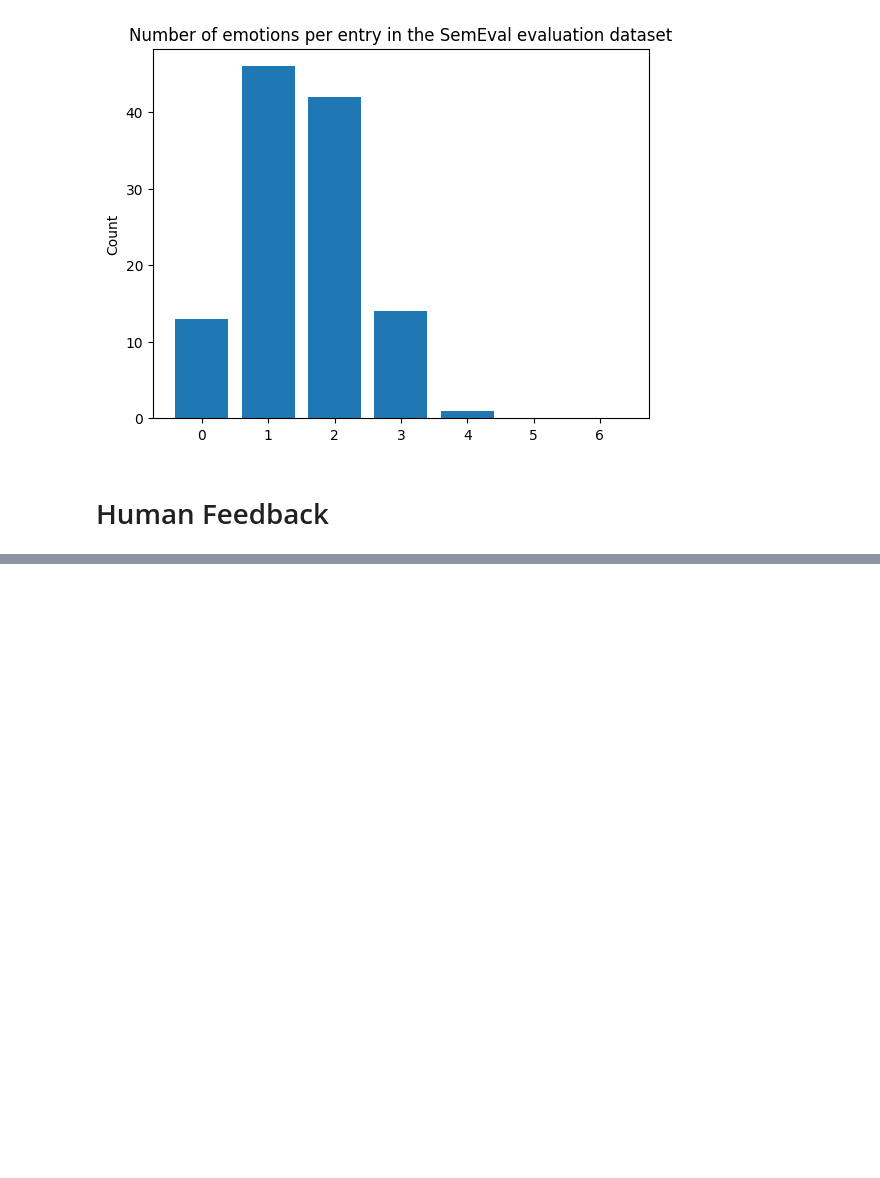
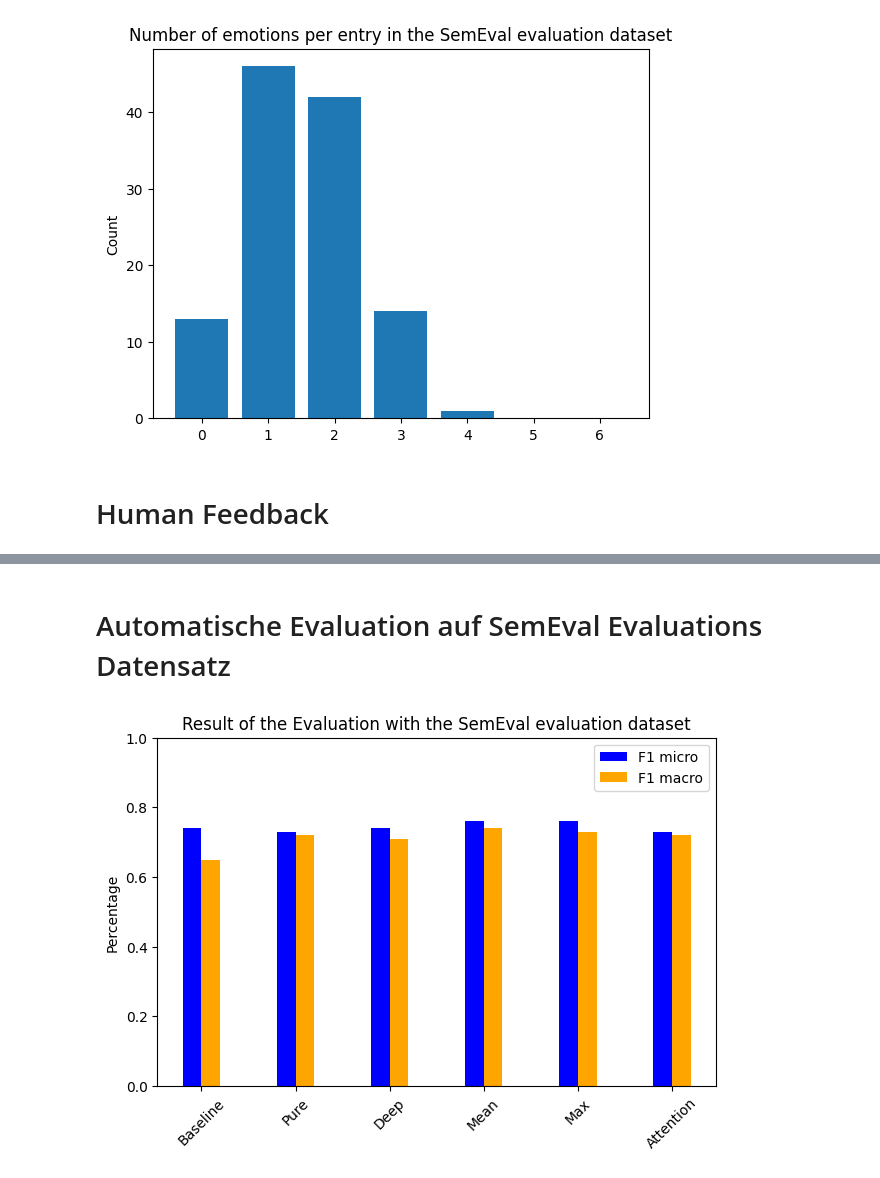
Before and after one commit to kruegercharles/LLM-SemEval, a Jupyter notebook: graphics.ipynb, the cells around one changed output, grey strips where cells are left out. Drawn from its saved outputs; the diff is of its cells as text; code cells hidden in the pictures; blank space fills up the shorter version.

Commit message:
evaluation results analysis

```diff
--- a/graphics.ipynb
+++ b/graphics.ipynb
@@ -389,0 +392,67 @@ Average Models: 0.834
+# %% [markdown]
+# Automatische Evaluation auf SemEval Evaluations Datensatz
+# %%
+from common import EMOTION_LABELS
+import matplotlib.pyplot as plt  # noqa
+import numpy as np  # noqa
+
+
+class Entity:
+    def __init__(self, name: str, f1_micro: float, f1_macro: float):
+        self.name = name
+        self.f1_micro = f1_micro
+        self.f1_macro = f1_macro
+
+
+entities: list[Entity] = []
+
+entities.append(Entity(name="Baseline", f1_micro=0.74, f1_macro=0.65))
+entities.append(Entity(name="Pure", f1_micro=0.73, f1_macro=0.72))
+entities.append(Entity(name="Deep", f1_micro=0.74, f1_macro=0.71))
+entities.append(Entity(name="Mean", f1_micro=0.76, f1_macro=0.74))
+entities.append(Entity(name="Max", f1_micro=0.76, f1_macro=0.73))
+entities.append(Entity(name="Attention", f1_micro=0.73, f1_macro=0.72))
+
+
+# create a bar chart, where all f1_micro are next to each other, then all f1_macro and then all f1_weighted
+
+fig, ax = plt.subplots()
+bar_width = 0.20
+
+index = np.arange(len(entities))
+
+f1_micro = [entity.f1_micro for entity in entities]
+f1_macro = [entity.f1_macro for entity in entities]
+
+ax.bar(index + bar_width, f1_micro, bar_width, label="F1 micro", color="blue")
+ax.bar(index + 2 * bar_width, f1_macro, bar_width, label="F1 macro", color="orange")
+
+# ax.axhline(
+#     y=entities[0].f1_micro,
+#     color="lightgray",
+#     linestyle="--",
+#     label="Baseline F1-Score micro",
+# )
+# ax.axhline(
+#     y=entities[0].f1_macro,
+#     color="lightgray",
+#     linestyle="--",
+#     label="Baseline F1-Score macro",
+# )
+
+
+ax.set_ylabel("Percentage")
+plt.title("Result of the Evaluation with the SemEval evaluation dataset")
+ax.set_xticks(index + bar_width * 1.5)
+xtick_labels = [entity.name for entity in entities]
+ax.set_xticklabels(xtick_labels, rotation=45)
+ax.set_ylim(0.0, 1.0)
+plt.tight_layout(rect=[0.0, 0.03, 1, 1])  # Adjust the bottom margin
+
+ax.legend()
+
+plt.savefig("evaluation-statistics-plot.png")
+
+plt.show()
+# %% [output]
+[figure, added]
```
Also changed, not shown: parts of 1 cell of this notebook, 4 other files.
